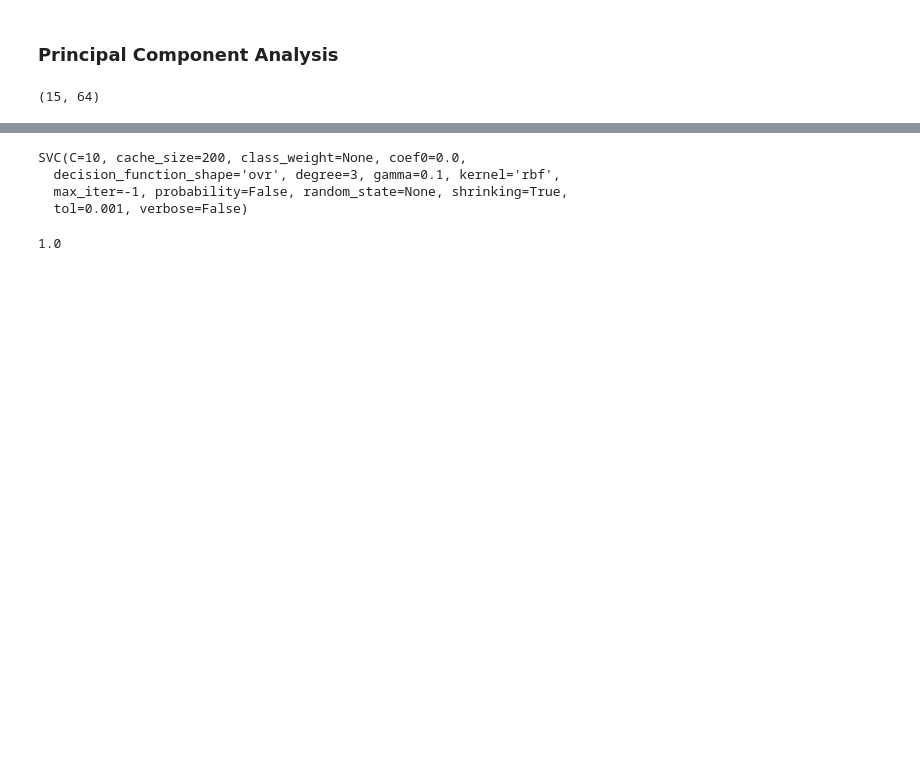
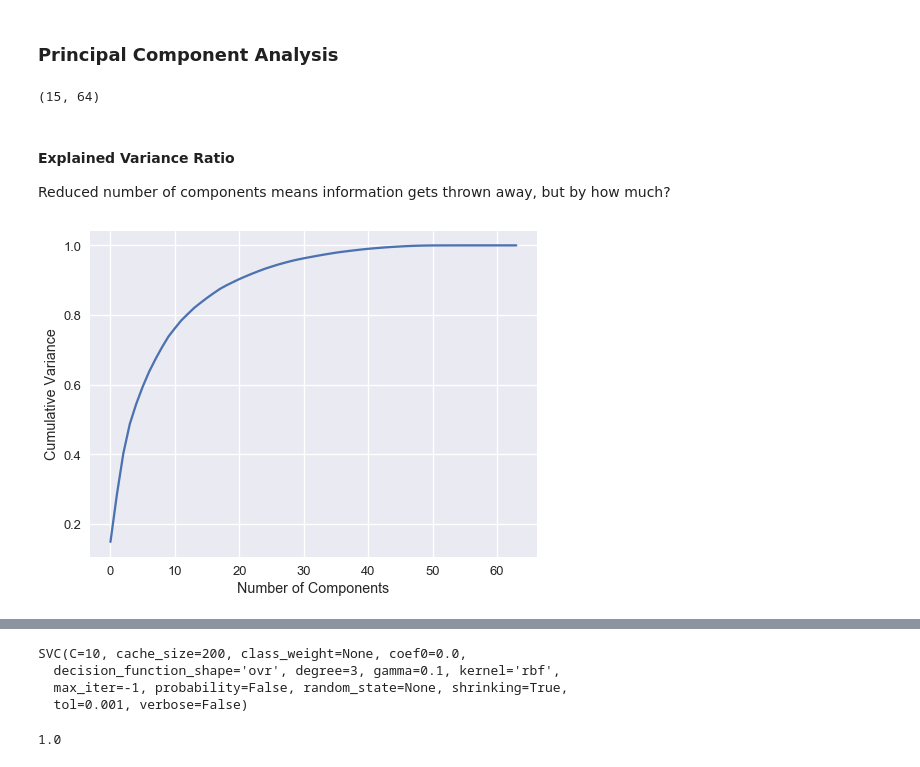
Before and after one commit to derpycoder/pragmatic-machine-learning, a Jupyter notebook: algorithms/pca.ipynb, the cells around one changed output, grey strips where cells are left out. Saved outputs shown, nothing was run; the diff lists cells and outputs as text; code cells hidden in the pictures; blank space fills up the shorter version.

```diff
--- a/algorithms/pca.ipynb
+++ b/algorithms/pca.ipynb
@@ -109,6 +110,21 @@ X_test_pca = pca.transform(X_test_scaled)
 pca.components_.shape    # Dimensions reduced from 64 => 14
 # %% [output]
 (15, 64)
+# %% [markdown]
+#### Explained Variance Ratio
+Reduced number of components means information gets thrown away, but by how much?
+# %%
+sns.set_context('talk')
+plt.figure(figsize=(8, 6))
+
+pca_plt = PCA().fit(X)
+plt.plot(np.cumsum(pca_plt.explained_variance_ratio_))
+
+plt.xlabel("Number of Components")
+plt.ylabel("Cumulative Variance")
+plt.show()
+# %% [output]
+[figure, added]
 # %%
 pca.explained_variance_ratio_.sum()    # If more than 70 then it's fine
 # %% [output]
```
Also changed, not shown: parts of 14 cells of this notebook.
